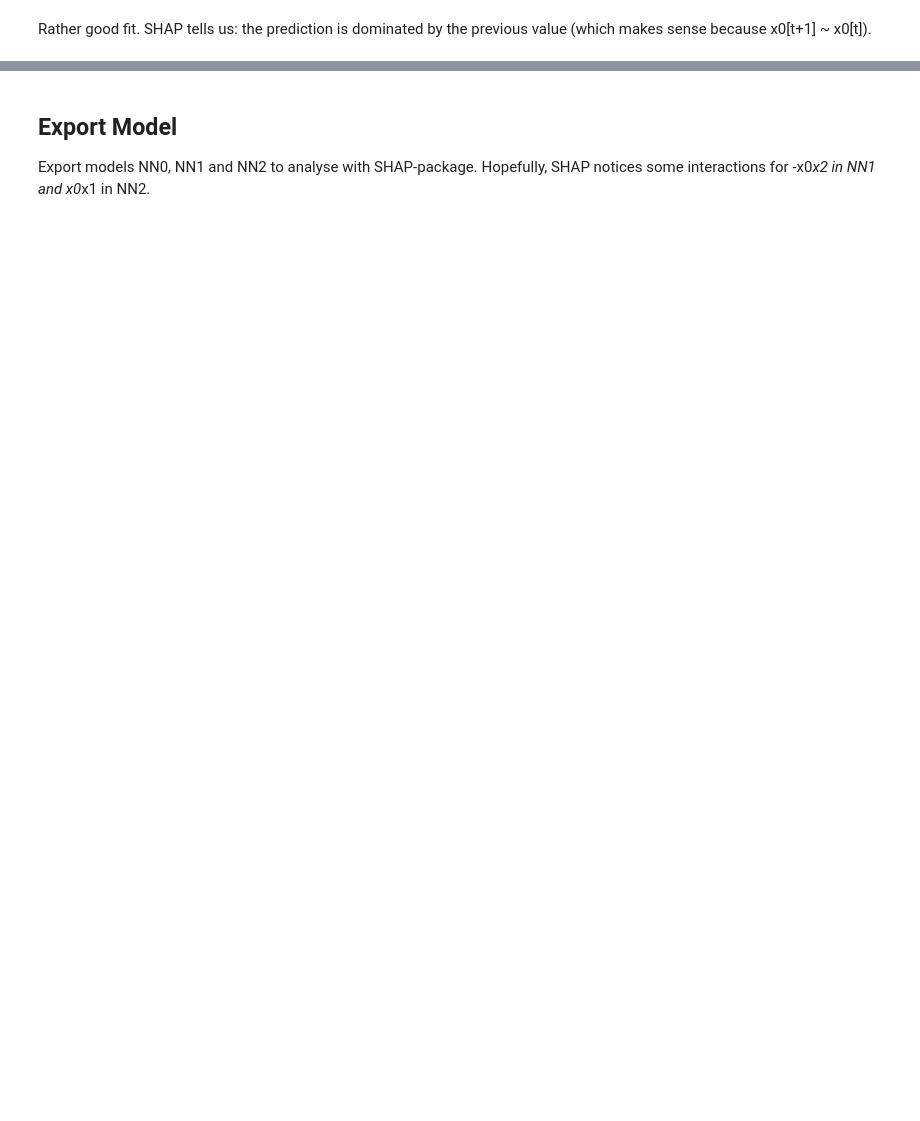
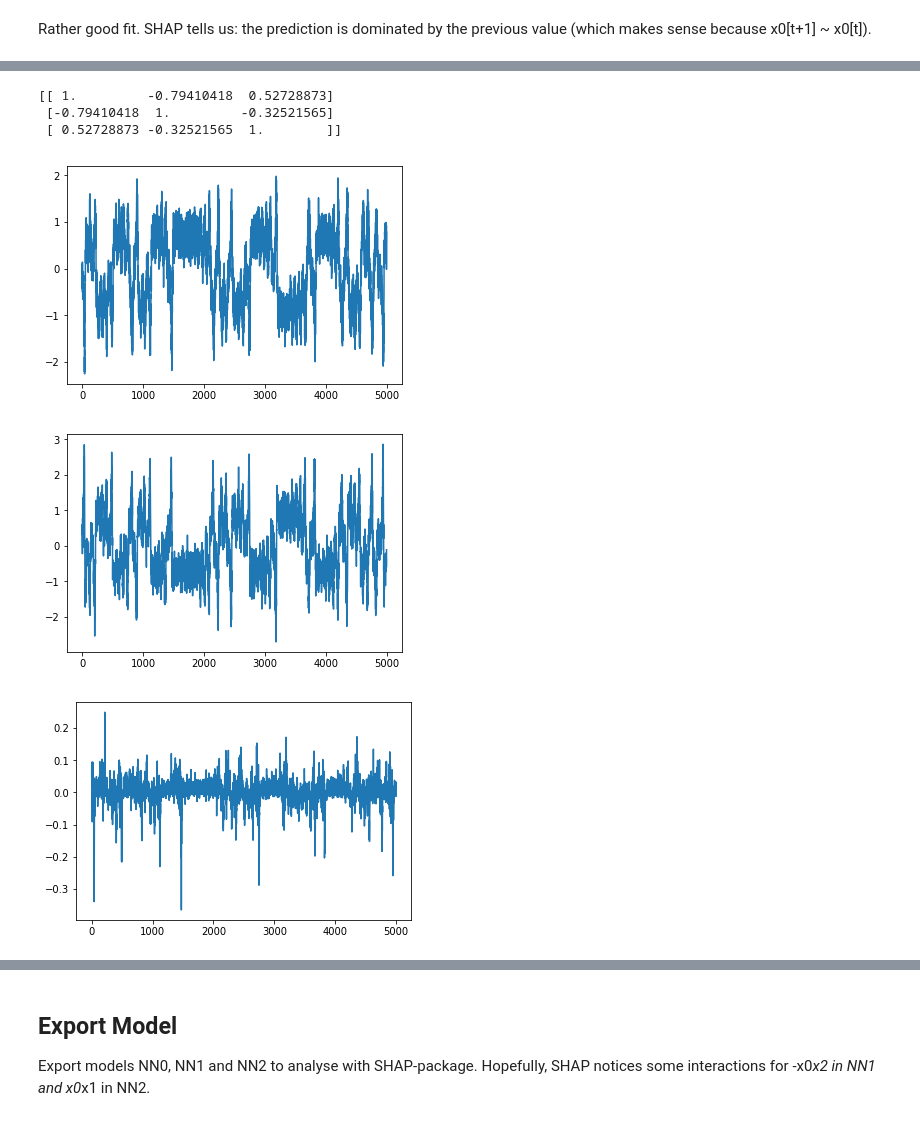
Before and after one commit to TobiasW1891/XAI, a Jupyter notebook: Neural Net Regression ODE.ipynb, the cells around one changed output, grey strips where cells are left out. Drawn from its saved outputs; the diff is of its cells as text; code cells hidden in the pictures; blank space fills up the shorter version.

```diff
--- a/Neural Net Regression ODE.ipynb
+++ b/Neural Net Regression ODE.ipynb
@@ -714,0 +741,21 @@ Rather good fit. SHAP tells us: the prediction is dominated by the previous valu
+# %%
+SHAP_Temporal0 = np.empty(X.shape)
+M = 10 # iterations per instance
+
+for i in range(X.shape[0]):
+    SHAP_Temporal0[i,0] = CalcShap(X,i,0,M,NN0)
+    SHAP_Temporal0[i,1] = CalcShap(X,i,1,M,NN0)
+    SHAP_Temporal0[i,2] = CalcShap(X,i,2,M,NN0)
+print(np.corrcoef(np.transpose(SHAP_Temporal0)))
+# %% [output]
+[[ 1.         -0.79410418  0.52728873]
+ [-0.79410418  1.         -0.32521565]
+ [ 0.52728873 -0.32521565  1.        ]]
+# %%
+for i in range(X.shape[1]):
+    plt.plot(np.arange(X.shape[0]), SHAP_Temporal0[:,i])
+    plt.show()
+# %% [output]
+[figure, added]
+[figure, added]
+[figure, added]
```
Also changed, not shown: parts of 12 cells of this notebook.
